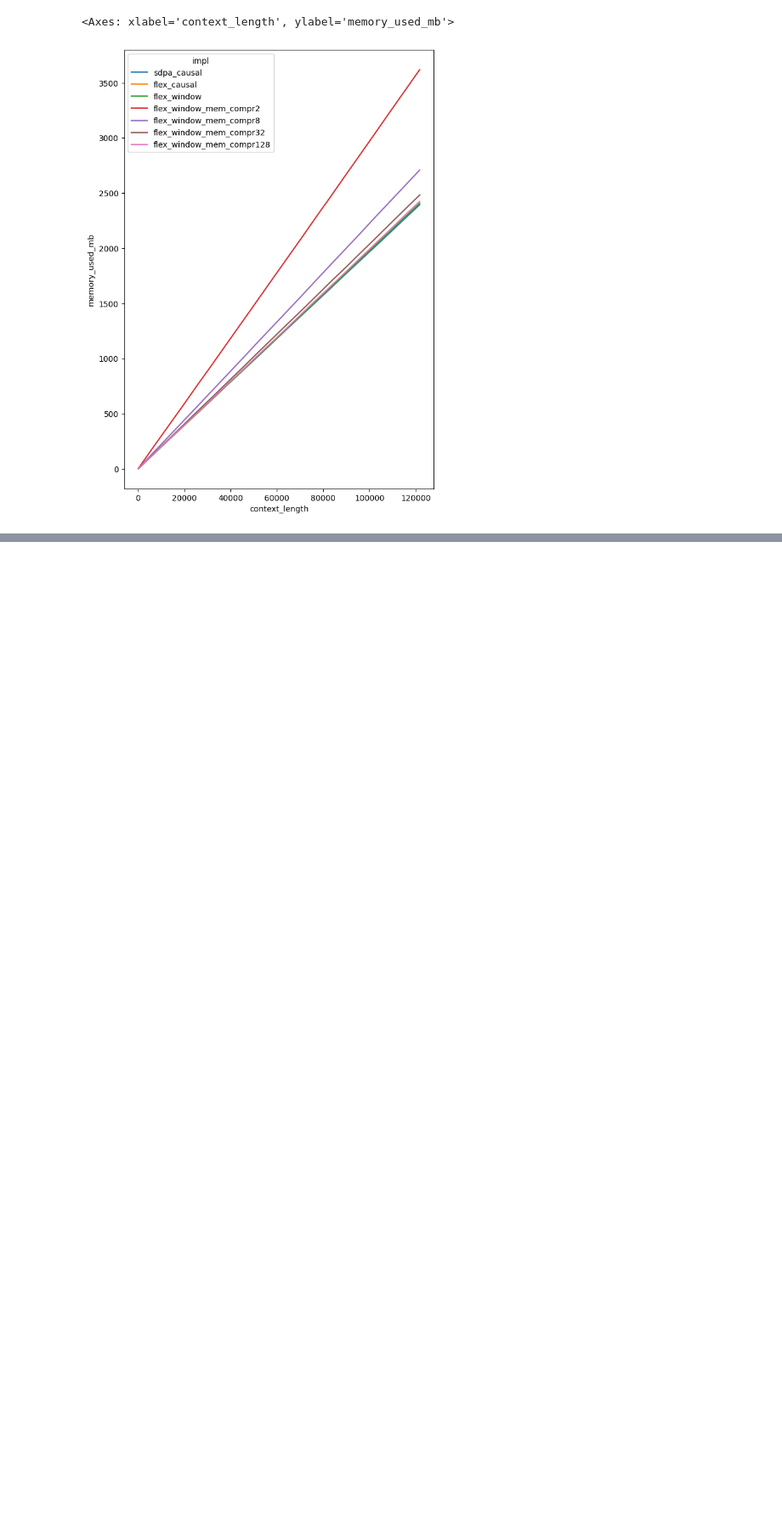
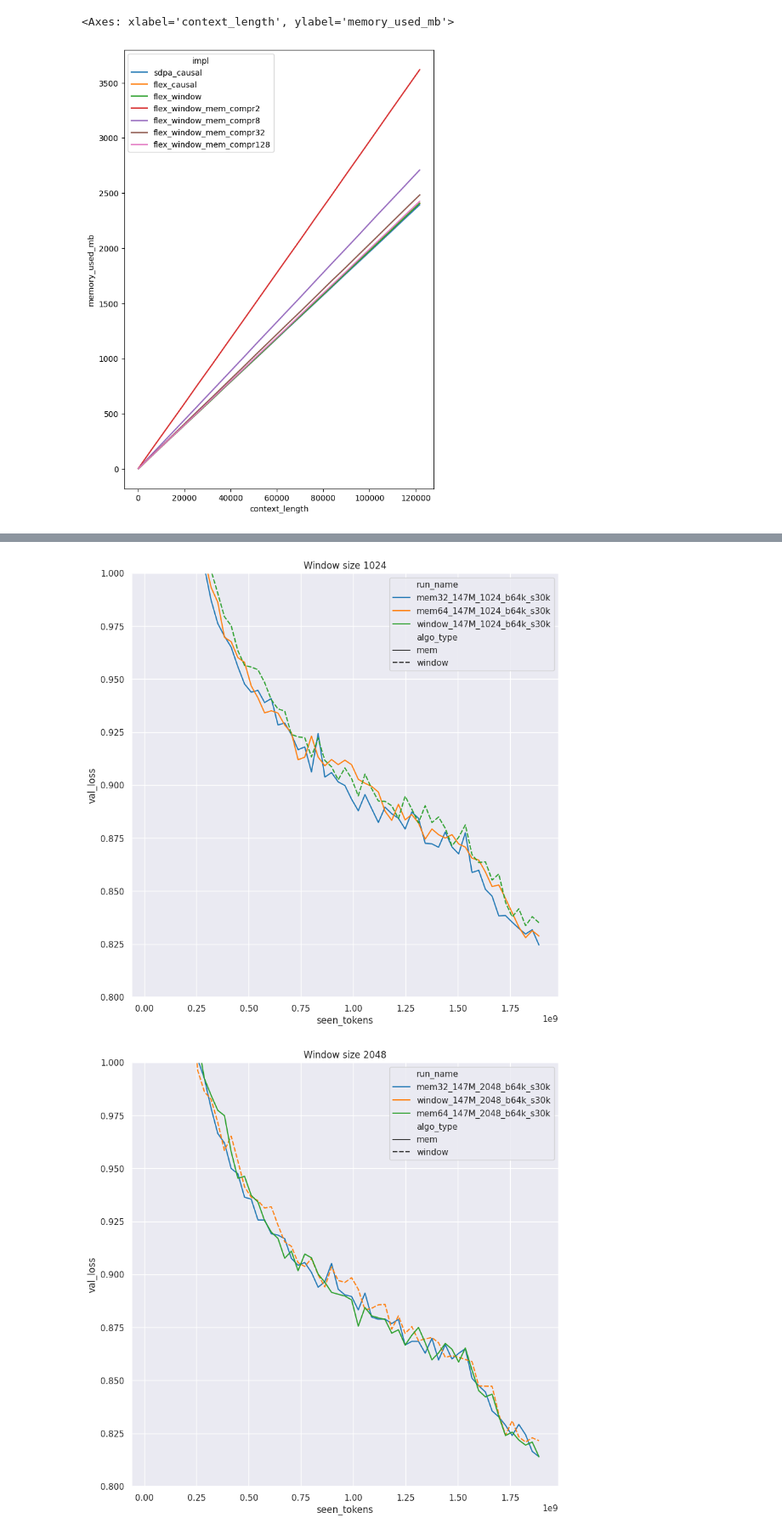
Before and after one commit to ViktorooReps/mem-llm, a Jupyter notebook: vis.ipynb, the cells around one changed output, grey strips where cells are left out. Shown at 85% size. Cells and saved outputs as stored; diff of their text form; code cells hidden in the pictures; blank space fills up the shorter version.

```diff
--- a/vis.ipynb
+++ b/vis.ipynb
@@ -25,0 +86,11 @@ sns.lineplot(data, x='context_length', y='memory_used_mb', hue='impl')
+# %%
+for window_size in all_metrics['window_size'].unique():
+    subset = (all_metrics['window_size'] == window_size) & ~pd.isna(all_metrics['val_loss'])
+
+    plt.figure(figsize=(10, 10))
+    sns.lineplot(all_metrics[subset], x='seen_tokens', y='val_loss', hue='run_name', style='algo_type')
+    plt.ylim((0.8, 1.0))
+    plt.title(f'Window size {int(window_size)}')
+# %% [output]
+[figure, added]
+[figure, added]
```
Also changed, not shown: parts of 9 cells of this notebook, 17 other files.
